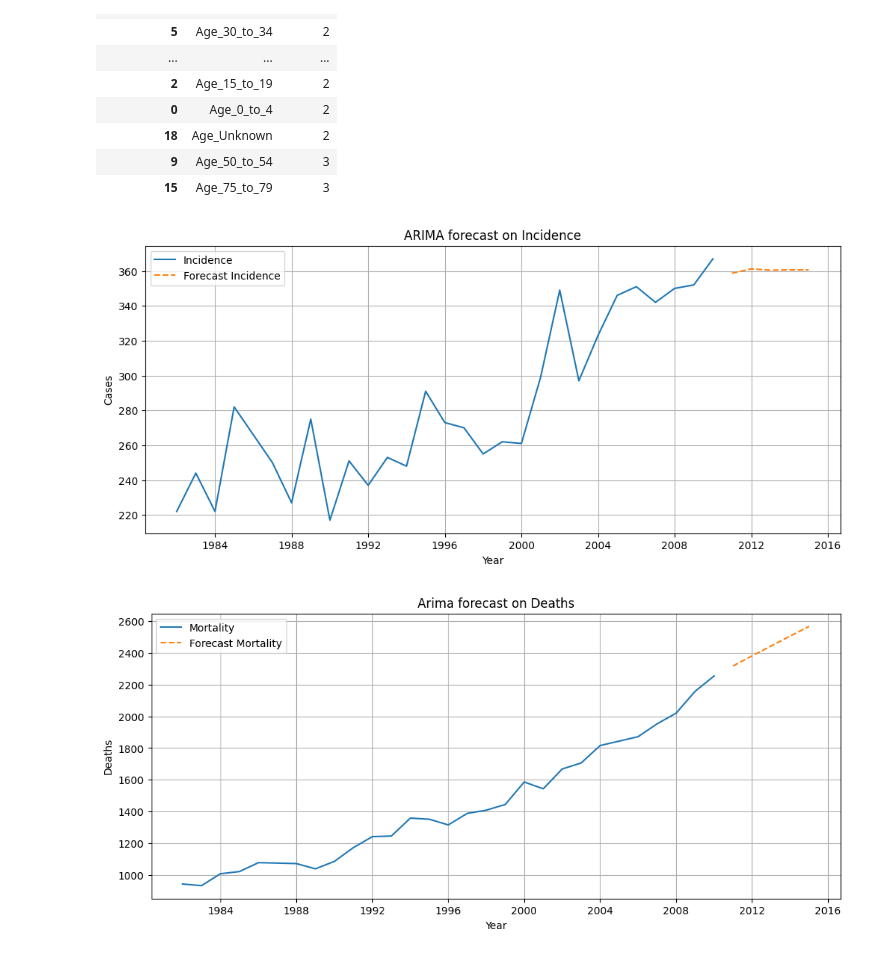
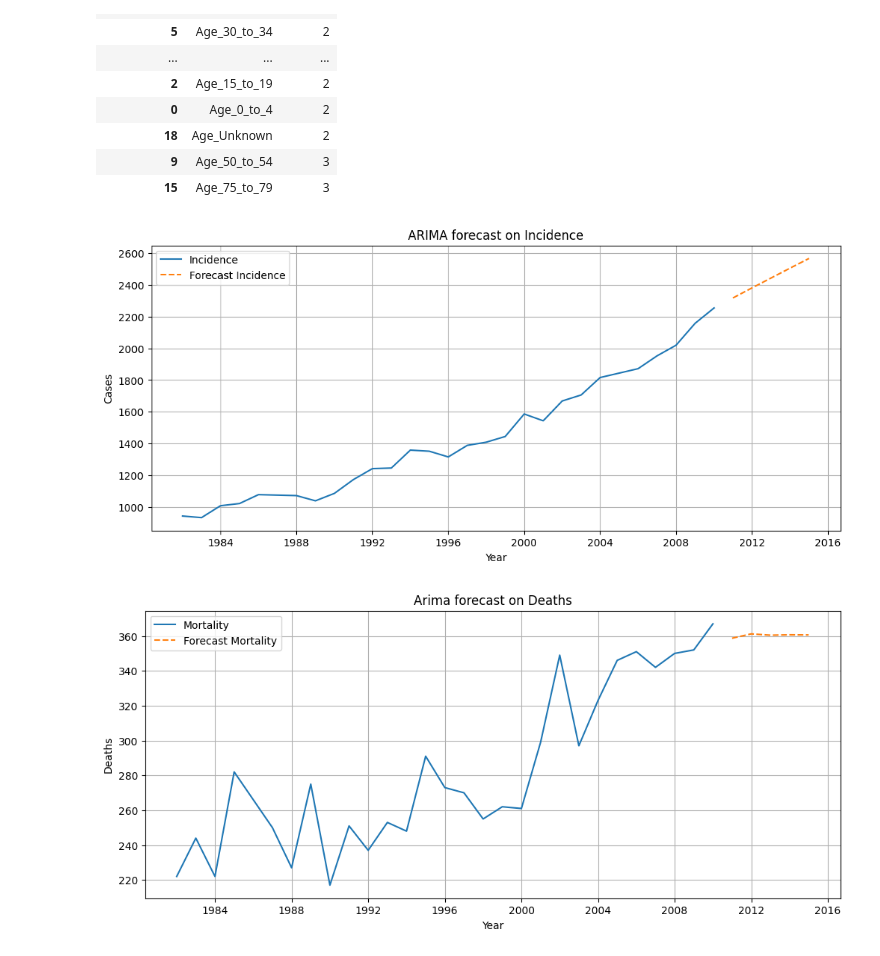
Before and after one commit to ChristianChimi/Australian-HealthCare-Cancer, a Jupyter notebook: Australian_Cancer_Health.ipynb, the cells around one changed output. Cells and saved outputs as stored; diff of their text form; code cells hidden in the pictures.

```diff
--- a/Australian_Cancer_Health.ipynb
+++ b/Australian_Cancer_Health.ipynb
@@ -203,8 +203,8 @@ uterine_df1.set_index('Year', inplace=True)
 uterine_df1.index = uterine_df1.index.to_period('Y')
 
 # Temporal series
-incidence_ts = uterine_df1['Sum']
-mortality_ts = uterine_df1['Sum_Death']
+incidence_ts = uterine_df1['Sum_Death']
+mortality_ts = uterine_df1['Sum']
 
 # ARIMA Incidence
 model_inc = ARIMA(incidence_ts, order=(1, 1, 1))
@@ -227,32 +227,32 @@ mortality_ts_plot = mortality_ts.copy()
 mortality_ts_plot.index = mortality_ts_plot.index.to_timestamp()
 
 forecast_mort_plot = forecast_mort.copy()
 forecast_mort_plot.index = forecast_mort_plot.index.to_timestamp()
 
 # Plot Incidence
 plt.figure(figsize=(12, 5))
 plt.plot(incidence_ts_plot, label='Incidence')
 plt.plot(forecast_inc_plot, label='Forecast Incidence', linestyle='--')
 plt.xlabel("Year")
 plt.ylabel("Cases")
 plt.title('ARIMA forecast on Incidence')
 plt.legend()
 plt.grid(True)
 plt.show()
 
 # Plot Mortality
 plt.figure(figsize=(12, 5))
 plt.plot(mortality_ts_plot, label='Mortality')
 plt.plot(forecast_mort_plot, label='Forecast Mortality', linestyle='--')
 plt.xlabel("Year")
 plt.ylabel("Deaths")
 plt.title('Arima forecast on Deaths')
 plt.legend()
 plt.grid(True)
 plt.show()
 
 #As it is completely normal to have non stationary warning on ARIMA, i ignore it
 warnings.filterwarnings("ignore", message="Non-stationary starting autoregressive parameters found")
 # %% [output]
-[figure, old version]
+[figure, new version]
-[figure, old version]
+[figure, new version]
```
